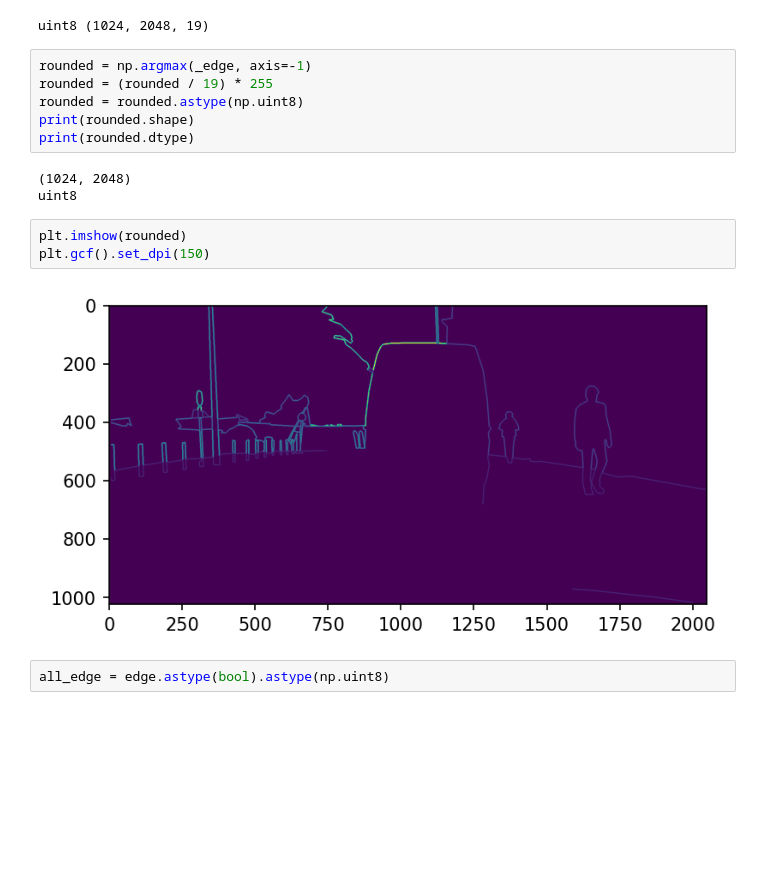
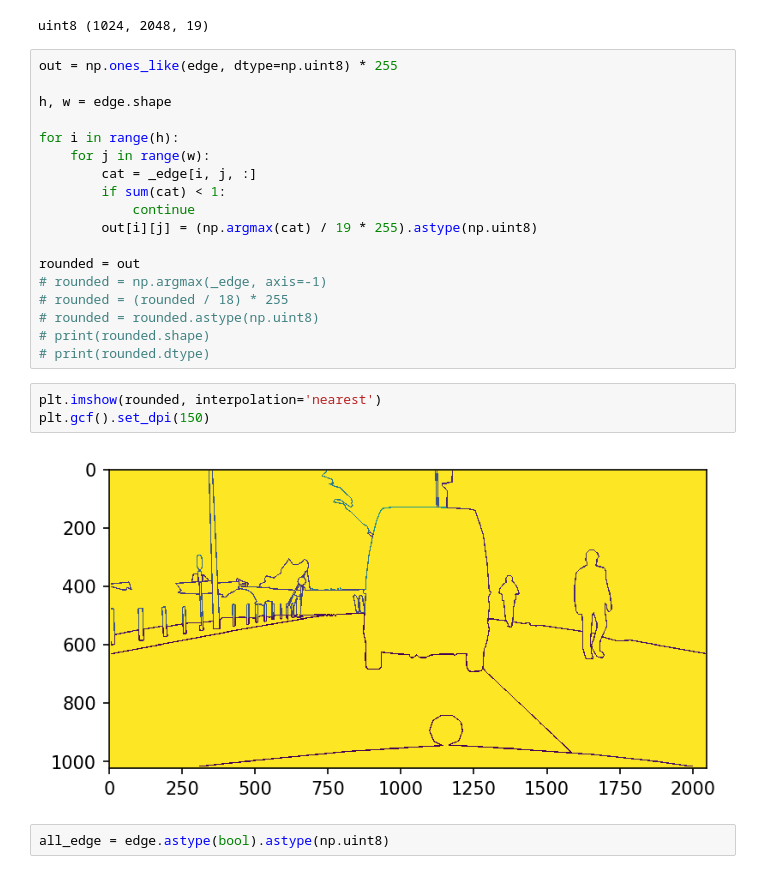
Before and after one commit to haruishi43/GSCNN, a Jupyter notebook: notebooks/check_preprocess_cityscapes.ipynb, the cells around one changed output. Drawn from its saved outputs; the diff is of its cells as text; blank space fills up the shorter version.

```diff
--- a/notebooks/check_preprocess_cityscapes.ipynb
+++ b/notebooks/check_preprocess_cityscapes.ipynb
@@ -110,19 +110,28 @@ print(_edge.dtype, _edge.shape)
 # %% [output]
 uint8 (1024, 2048, 19)
 # %%
-rounded = np.argmax(_edge, axis=-1)
-rounded = (rounded / 19) * 255
-rounded = rounded.astype(np.uint8)
-print(rounded.shape)
-print(rounded.dtype)
+out = np.ones_like(edge, dtype=np.uint8) * 255
+
+h, w = edge.shape
+
+for i in range(h):
+    for j in range(w):
+        cat = _edge[i, j, :]
+        if sum(cat) < 1:
+            continue
+        out[i][j] = (np.argmax(cat) / 19 * 255).astype(np.uint8)
+
+rounded = out
+# rounded = np.argmax(_edge, axis=-1)
+# rounded = (rounded / 18) * 255
+# rounded = rounded.astype(np.uint8)
+# print(rounded.shape)
+# print(rounded.dtype)
-# %% [output]
-(1024, 2048)
-uint8
 # %%
-plt.imshow(rounded)
+plt.imshow(rounded, interpolation='nearest')
 plt.gcf().set_dpi(150)
 # %% [output]
-[figure, old version]
+[figure, new version]
 # %%
 all_edge = edge.astype(bool).astype(np.uint8)
 # %%
```
Also changed, not shown: parts of 5 cells of this notebook.
